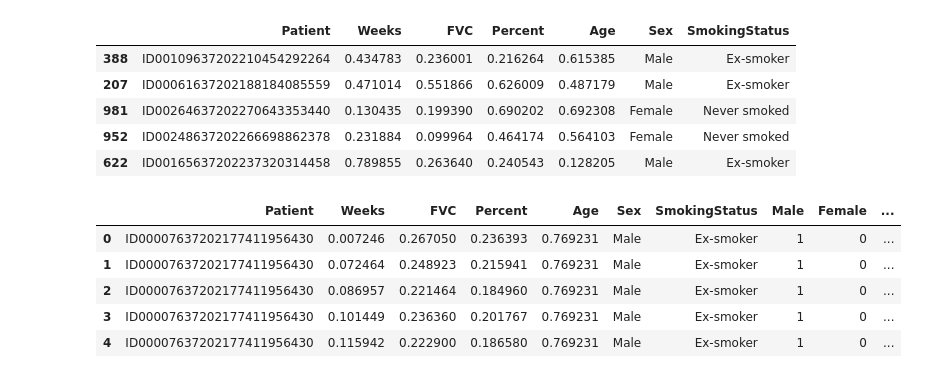
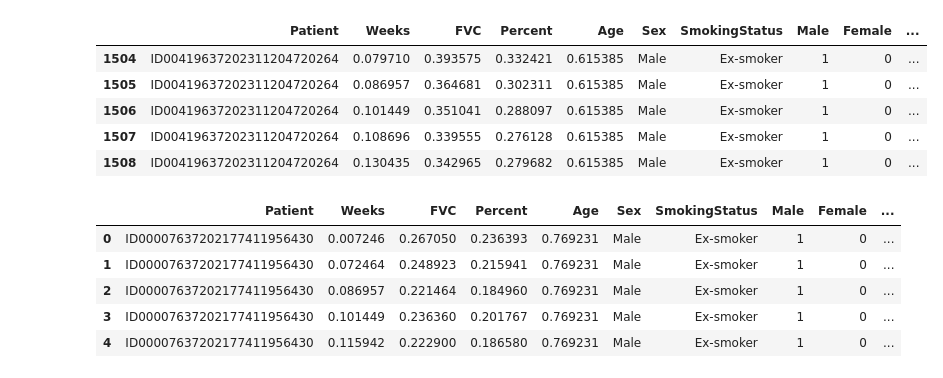
Before and after one commit to jonykarki/Kaggle-OSIC-Pulmonary-Fibrosis-Progression, a Jupyter notebook: Pytorch_QR/main.ipynb, the cells around one changed output. Cells and saved outputs as stored; diff of their text form; code cells hidden in the pictures.

Commit message:
validation added

```diff
--- a/Pytorch_QR/main.ipynb
+++ b/Pytorch_QR/main.ipynb
@@ -35,12 +35,3 @@ test_df = pd.read_csv(os.path.join(DATA_DIR, "test.csv"))
 # %%
 train_df['Weeks'] = train_df['Weeks'] + 13
 train_df[SCALE_COLUMNS] = MIN_MAX_SCALER.fit_transform(train_df[SCALE_COLUMNS])
-# %%
-train_df.sample(5)
-# %% [output]
-|  | Patient | Weeks | FVC | Percent | Age | Sex | SmokingStatus |
-| 388 | ID00109637202210454292264 | 0.434783 | 0.236001 | 0.216264 | 0.615385 | Male | Ex-smoker |
-| 207 | ID00061637202188184085559 | 0.471014 | 0.551866 | 0.626009 | 0.487179 | Male | Ex-smoker |
-| 981 | ID00264637202270643353440 | 0.130435 | 0.199390 | 0.690202 | 0.692308 | Female | Never smoked |
-| 952 | ID00248637202266698862378 | 0.231884 | 0.099964 | 0.464174 | 0.564103 | Female | Never smoked |
-| 622 | ID00165637202237320314458 | 0.789855 | 0.263640 | 0.240543 | 0.128205 | Male | Ex-smoker |
@@ -52,6 +41,20 @@ train_df['Sex'] = pd.Categorical(train_df['Sex'], categories=SEX_COLUMNS)
 train_df['SmokingStatus'] = pd.Categorical(train_df['SmokingStatus'], categories=SMOKING_STATUS_COLUMNS)
 train_df = train_df.join(pd.get_dummies(train_df['Sex']))
 train_df = train_df.join(pd.get_dummies(train_df['SmokingStatus']))
+# %%
+# REMOVE THE ONES FROM THE TRAIN_DF THAT ARE PRESENT IN TEST_DF AS WELL
+TEST_PATIENTS = test_df['Patient'].unique().tolist()
+valid_df = train_df[train_df['Patient'].isin(TEST_PATIENTS)]
+train_df = train_df[~train_df['Patient'].isin(TEST_PATIENTS)]
+# %%
+valid_df.head()
+# %% [output]
+|  | Patient | Weeks | FVC | Percent | Age | Sex | SmokingStatus | Male | Female | ... |
+| 1504 | ID00419637202311204720264 | 0.079710 | 0.393575 | 0.332421 | 0.615385 | Male | Ex-smoker | 1 | 0 | ... |
+| 1505 | ID00419637202311204720264 | 0.086957 | 0.364681 | 0.302311 | 0.615385 | Male | Ex-smoker | 1 | 0 | ... |
+| 1506 | ID00419637202311204720264 | 0.101449 | 0.351041 | 0.288097 | 0.615385 | Male | Ex-smoker | 1 | 0 | ... |
+| 1507 | ID00419637202311204720264 | 0.108696 | 0.339555 | 0.276128 | 0.615385 | Male | Ex-smoker | 1 | 0 | ... |
+| 1508 | ID00419637202311204720264 | 0.130435 | 0.342965 | 0.279682 | 0.615385 | Male | Ex-smoker | 1 | 0 | ... |
 # %%
 train_df.head()
 # %% [output]
```
Also changed, not shown: parts of 7 cells of this notebook.
